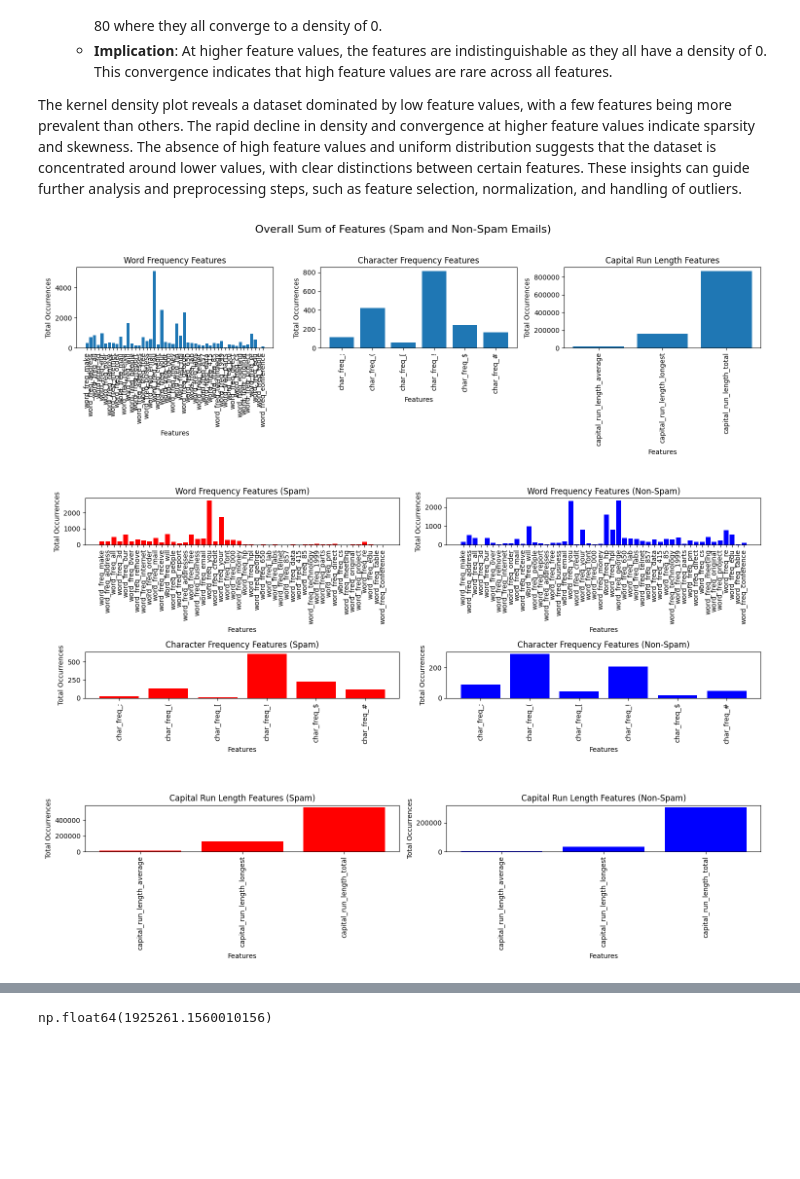
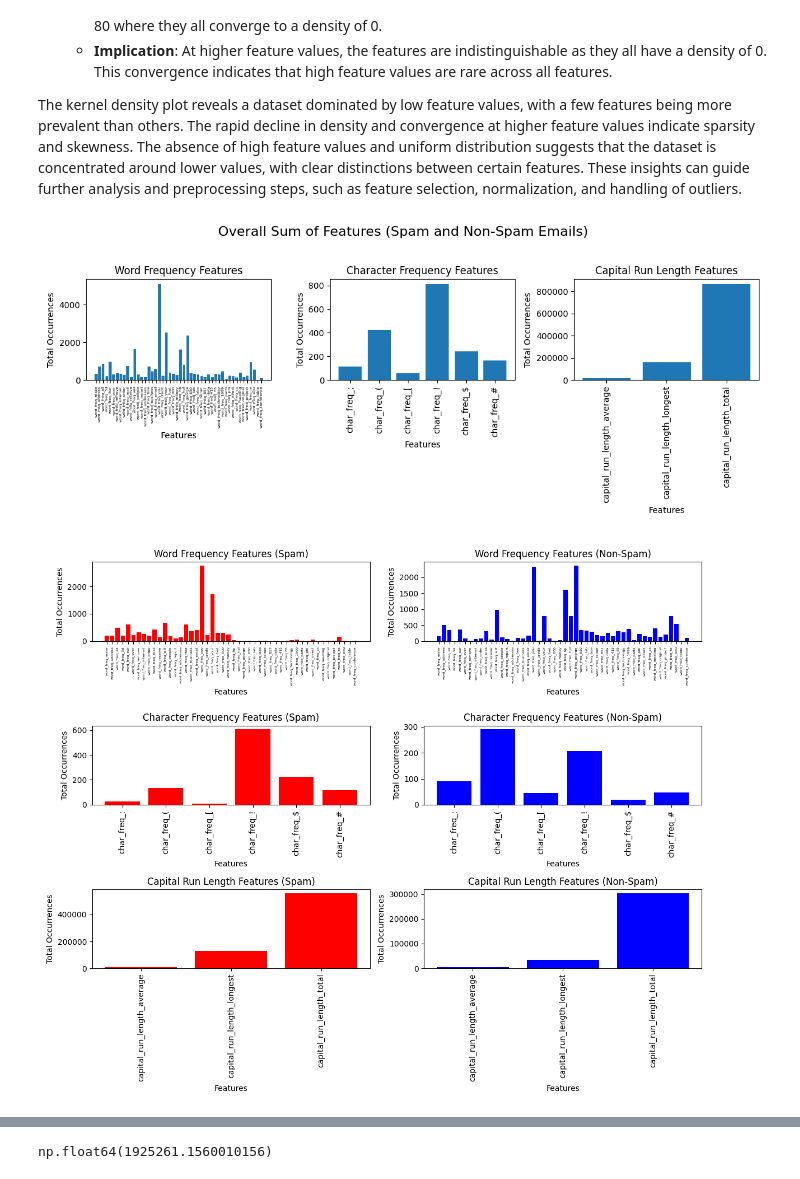
Before and after one commit to eelisee/IE-675b-Machine-Learning, a Jupyter notebook: a02-lr/a02-lr.ipynb, the cells around one changed output, grey strips where cells are left out. Cells and saved outputs as stored; diff of their text form; code cells hidden in the pictures; blank space fills up the shorter version.

```diff
--- a/a02-lr/a02-lr.ipynb
+++ b/a02-lr/a02-lr.ipynb
@@ -310,43 +310,40 @@ char_freq_sums = np.sum(X[:, char_freq_indices], axis=0)
 capital_run_sums = np.sum(X[:, capital_run_indices], axis=0)
 
 # Plotting the bar plots
-plt.figure(figsize=(15, 5))
+plt.figure(figsize=(12, 5))
 
 # Word Frequency Features
 plt.subplot(1, 3, 1)
 plt.bar(word_freq_features, word_freq_sums)
-plt.xticks(rotation=90)
+plt.xticks(rotation=90, fontsize=4.5)
 plt.title('Word Frequency Features')
 plt.xlabel('Features')
 plt.ylabel('Total Occurrences')
 
 # Character Frequency Features
 plt.subplot(1, 3, 2)
 plt.bar(char_freq_features, char_freq_sums)
 plt.xticks(rotation=90)
 plt.title('Character Frequency Features')
 plt.xlabel('Features')
 plt.ylabel('Total Occurrences')
 
 # Capital Run Length Features
 plt.subplot(1, 3, 3)
 plt.bar(capital_run_features, capital_run_sums)
 plt.xticks(rotation=90)
 plt.title('Capital Run Length Features')
 plt.xlabel('Features')
 plt.ylabel('Total Occurrences')
 
 # Overall title
 plt.suptitle('Overall Sum of Features (Spam and Non-Spam Emails)', fontsize=16)
 
 plt.tight_layout(rect=[0, 0, 1, 0.95])
 plt.show()
 # %% [output]
-[figure, old version]
+[figure, new version]
 # %%
-import numpy as np
-import matplotlib.pyplot as plt
-
 # Assuming X is your dataset and features is the array of feature names
 
 # Variables containing specific types of features
@@ -370,12 +367,12 @@ capital_run_sums_spam = np.sum(X_spam[:, capital_run_indices], axis=0)
 capital_run_sums_non_spam = np.sum(X_non_spam[:, capital_run_indices], axis=0)
 
 # Plotting the bar plots
-plt.figure(figsize=(15, 10))
+plt.figure(figsize=(12, 10))
 
 # Word Frequency Features - Spam
 plt.subplot(3, 2, 1)
 plt.bar(word_freq_features, word_freq_sums_spam, color='red')
-plt.xticks(rotation=90)
+plt.xticks(rotation=90, fontsize=4.5)
 plt.title('Word Frequency Features (Spam)')
 plt.xlabel('Features')
 plt.ylabel('Total Occurrences')
@@ -383,7 +380,7 @@ plt.ylabel('Total Occurrences')
 # Word Frequency Features - Non-Spam
 plt.subplot(3, 2, 2)
 plt.bar(word_freq_features, word_freq_sums_non_spam, color='blue')
-plt.xticks(rotation=90)
+plt.xticks(rotation=90, fontsize=4.5)
 plt.title('Word Frequency Features (Non-Spam)')
 plt.xlabel('Features')
 plt.ylabel('Total Occurrences')
@@ -423,4 +420,4 @@ plt.ylabel('Total Occurrences')
 plt.tight_layout()
 plt.show()
 # %% [output]
-[figure, old version]
+[figure, new version]
```
Also changed, not shown: parts of 15 cells of this notebook, 6 other files.
